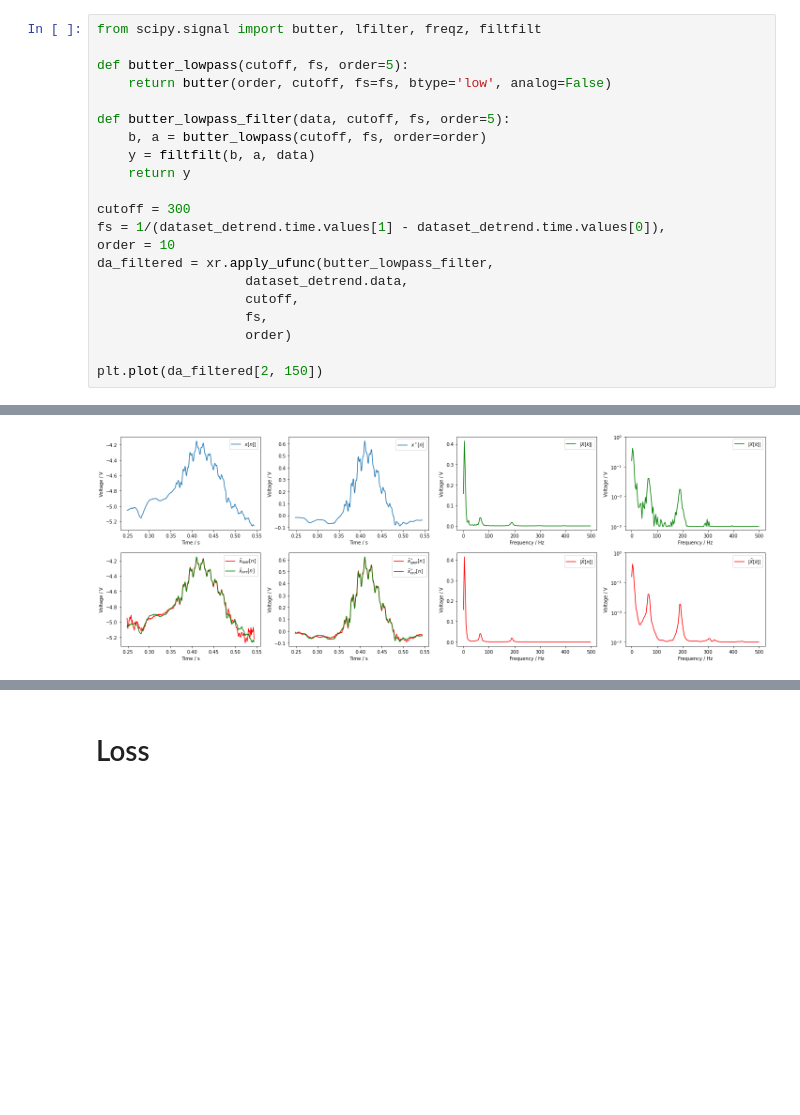
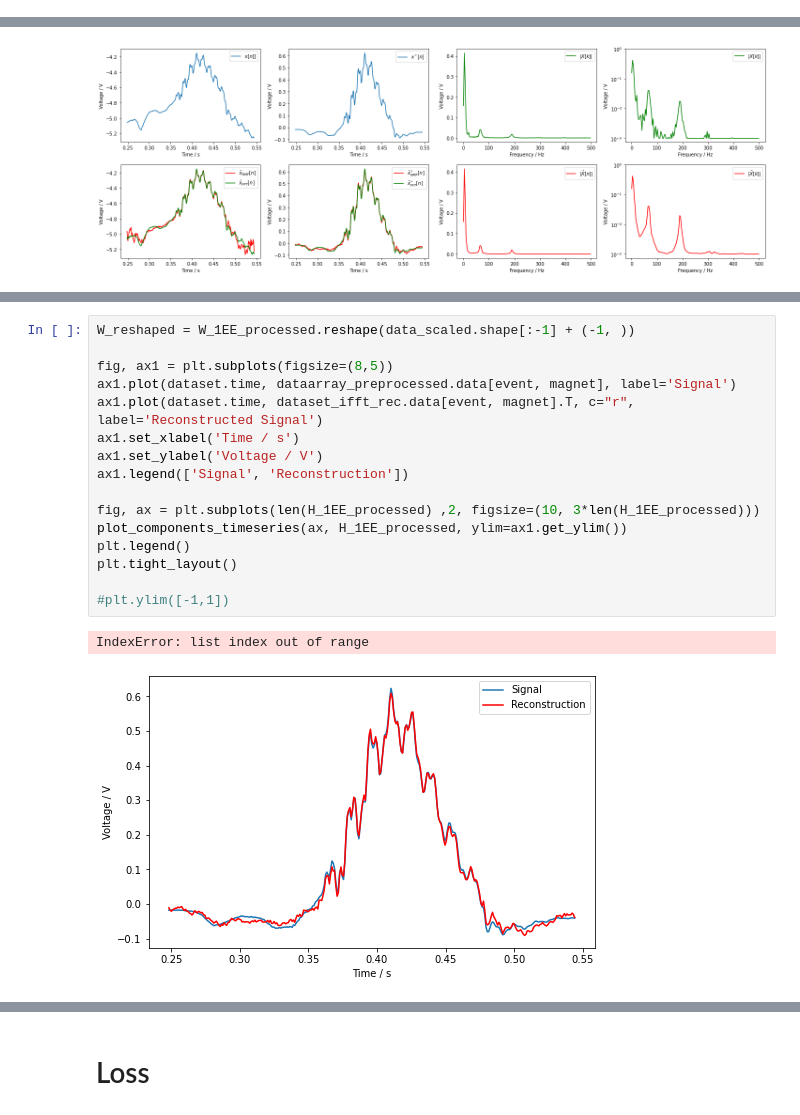
Before and after one commit to cobermai/lhc_anomaly_detection, a Jupyter notebook: notebooks/RB_FPA_FFT_NMF.ipynb, the cells around one changed output, grey strips where cells are left out. Drawn from its saved outputs; the diff is of its cells as text; blank space fills up the shorter version.

```diff
--- a/notebooks/RB_FPA_FFT_NMF.ipynb
+++ b/notebooks/RB_FPA_FFT_NMF.ipynb
@@ -148,24 +148,3 @@ f_lim = (0, 500)
 dataarray_fft = get_fft_of_DataArray(data=dataset_detrend.data, f_window=f_window, f_lim=f_lim)
 dataarray_fft_amplitude = scale_fft_amplitude(data=dataarray_fft, f_window=f_window)
 dataarray_fft_amplitude = dataarray_fft_amplitude[:, :, dataarray_fft_amplitude.frequency < f_lim[1]]
-# %%
-from scipy.signal import butter, lfilter, freqz, filtfilt
-
-def butter_lowpass(cutoff, fs, order=5):
-    return butter(order, cutoff, fs=fs, btype='low', analog=False)
-
-def butter_lowpass_filter(data, cutoff, fs, order=5):
-    b, a = butter_lowpass(cutoff, fs, order=order)
-    y = filtfilt(b, a, data)
-    return y
-
-cutoff = 300
-fs = 1/(dataset_detrend.time.values[1] - dataset_detrend.time.values[0]),
-order = 10
-da_filtered = xr.apply_ufunc(butter_lowpass_filter,
-                   dataset_detrend.data,
-                   cutoff,
-                   fs,
-                   order)
-
-plt.plot(da_filtered[2, 150])
@@ -439,0 +410,19 @@ plt.tight_layout()
+# %%
+W_reshaped = W_1EE_processed.reshape(data_scaled.shape[:-1] + (-1, ))
+
+fig, ax1 = plt.subplots(figsize=(8,5))
+ax1.plot(dataset.time, dataarray_preprocessed.data[event, magnet], label='Signal')
+ax1.plot(dataset.time, dataset_ifft_rec.data[event, magnet].T, c="r", label='Reconstructed Signal')
+ax1.set_xlabel('Time / s')
+ax1.set_ylabel('Voltage / V')
+ax1.legend(['Signal', 'Reconstruction'])
+
+fig, ax = plt.subplots(len(H_1EE_processed) ,2, figsize=(10, 3*len(H_1EE_processed)))
+plot_components_timeseries(ax, H_1EE_processed, ylim=ax1.get_ylim())
+plt.legend()
+plt.tight_layout()
+
+#plt.ylim([-1,1])
+# %% [output]
+IndexError: list index out of range
+[figure, added]
```
Also changed, not shown: parts of 22 cells of this notebook, 16 other files.
